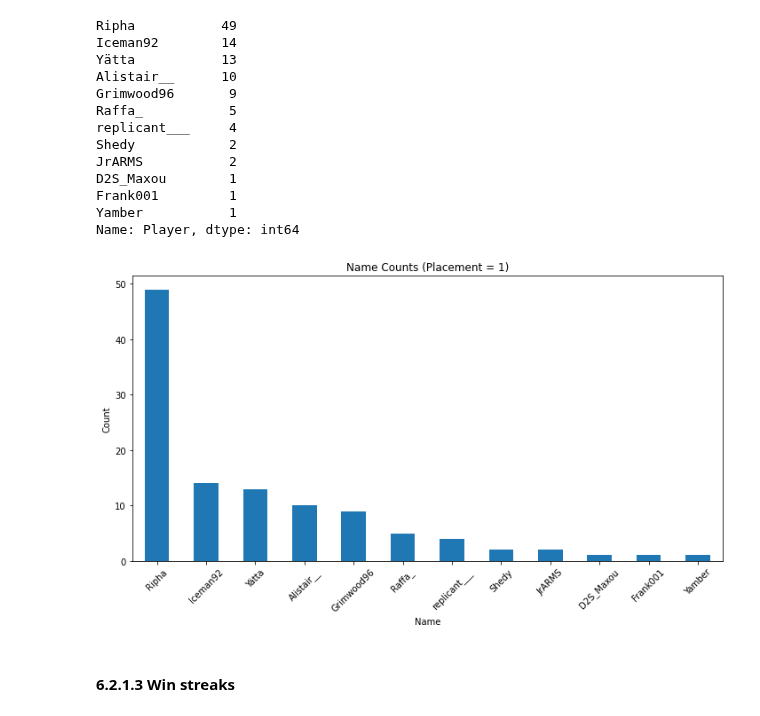
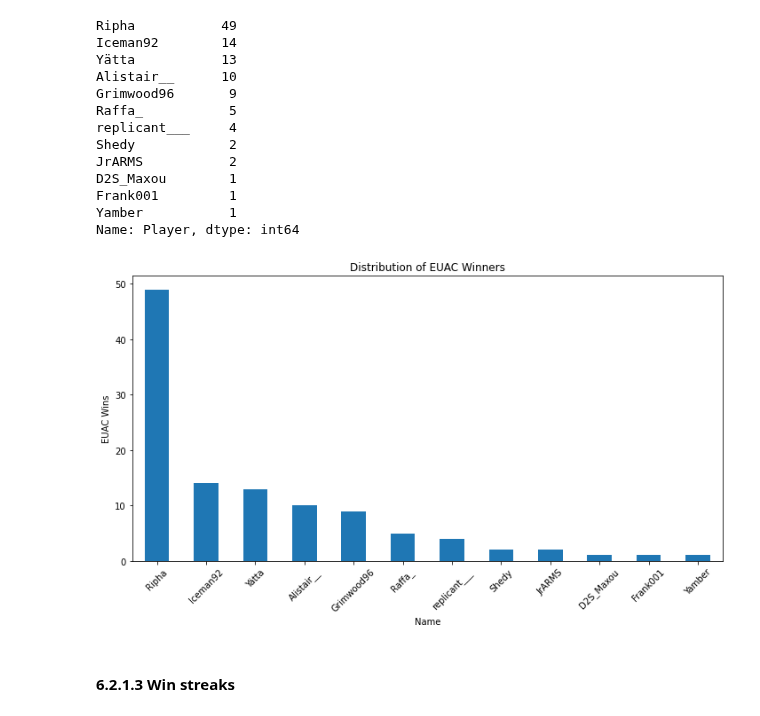
Before and after one commit to DarrenCCT/Tournament-Analysis, a Jupyter notebook: EUAC - Analysis.ipynb, the cells around one changed output. Saved outputs shown, nothing was run; the diff lists cells and outputs as text; code cells hidden in the pictures.

```diff
--- a/EUAC - Analysis.ipynb
+++ b/EUAC - Analysis.ipynb
@@ -851,9 +851,11 @@ print(f"Out of {total} players, only {avg:.2f}% of them have won one!")
 Out of 126 players, only 9.52% of them have won one!
 # %% [markdown]
 #### 6.2.1.2 Number of tournament wins
-# %%
-# Funciton to get someone's true name
-def get_map(df, name, ):
-    pmap = df[df["Player"] == name]
-    if not pmap.empty:
-        return pmap.iloc[0]["Player_Map"]
+# %%
+# Funciton to get someone's true name
+def get_map(df, name):
+    pmap = df[df["Player"] == name]
+    if not pmap.empty:
+        return pmap.iloc[0]["Player_Map"]
+    else:
+        print("Not Found")
@@ -896,13 +907,13 @@ Name: Player, dtype: int64
 # %%
 plt.figure(figsize=(10, 6))
 name_counts.plot(kind='bar')
-plt.title('Name Counts (Placement = 1)')
+plt.title('Distribution of EUAC Winners')
 plt.xlabel('Name')
-plt.ylabel('Count')
+plt.ylabel('EUAC Wins')
 plt.xticks(rotation=45)
 plt.tight_layout()
 plt.show()
 # %% [output]
-[figure, old version]
+[figure, new version]
 # %% [markdown]
 #### 6.2.1.3 Win streaks
```
Also changed, not shown: parts of 20 cells of this notebook.
